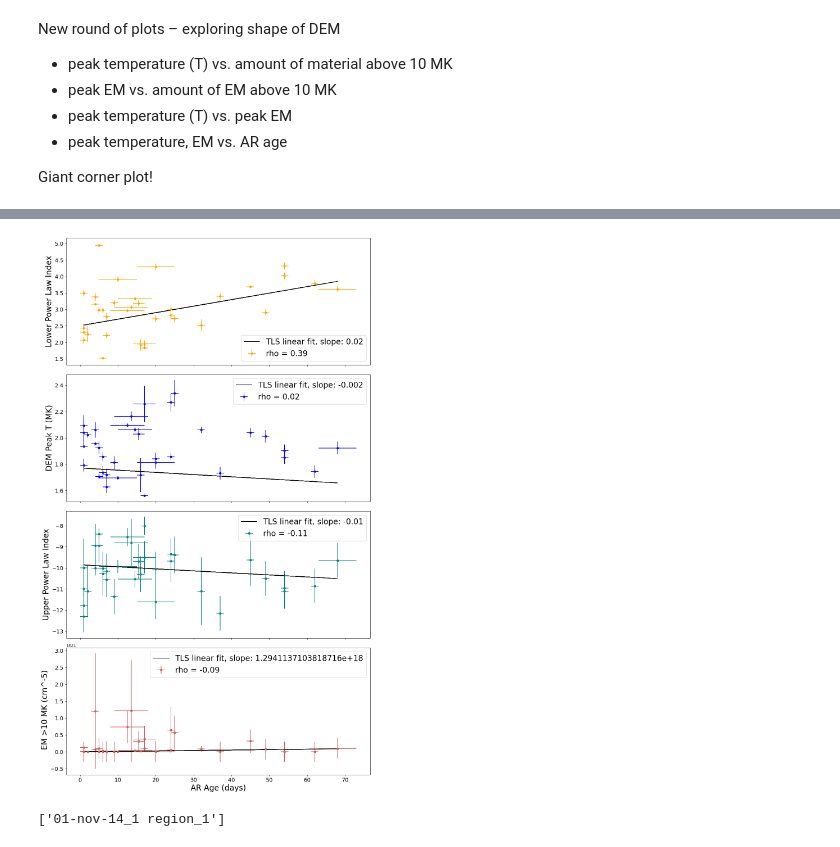
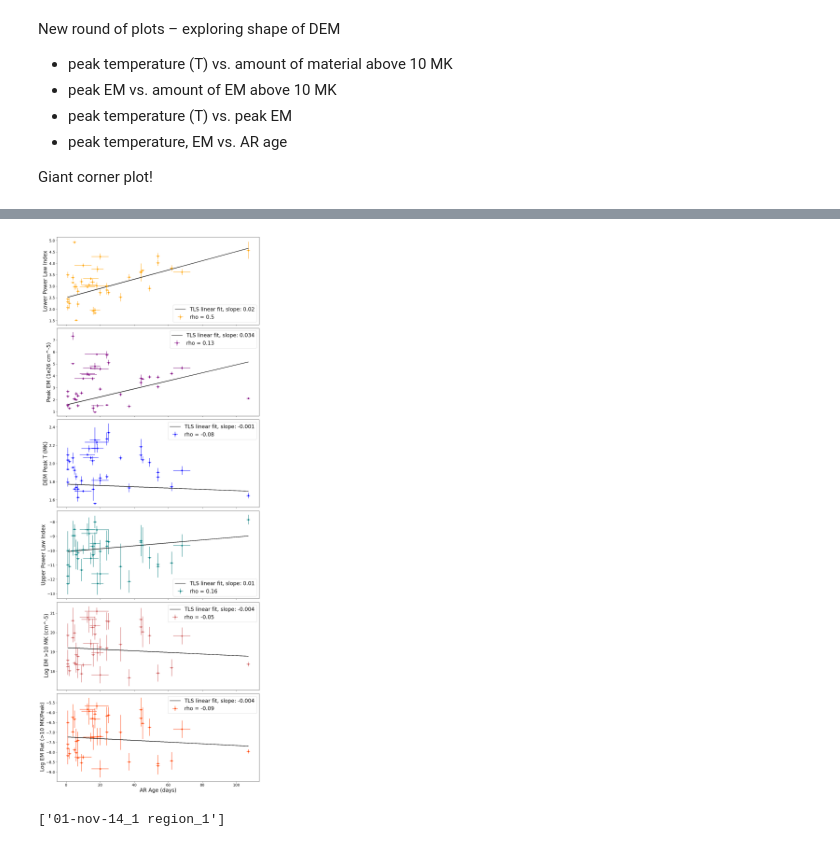
Before and after one commit to jessiemcd/do-dem, a Jupyter notebook: plots_from_saved_params.ipynb, the cells around one changed output, grey strips where cells are left out. Drawn from its saved outputs; the diff is of its cells as text; code cells hidden in the pictures.

```diff
--- a/plots_from_saved_params.ipynb
+++ b/plots_from_saved_params.ipynb
@@ -39,10 +44,16 @@ def get_same_region_file_lists(samesames, all_targets, get_agelists=False, noxrt
                     elif aiaxrt:
                         ss_filelist.extend(all_targets[ss.split(' ')[0]]['res_file_dict(s)'][i]['quiet files aiaxrt'])
                     else:
-                        ss_filelist.extend(all_targets[ss.split(' ')[0]]['res_file_dict(s)'][i]['quiet files all-inst'])
+                        if len(all_targets[ss.split(' ')[0]]['res_file_dict(s)'][i]['quiet files all-inst-gr-corr']) > 0:
+                            ss_filelist.extend(all_targets[ss.split(' ')[0]]['res_file_dict(s)'][i]['quiet files all-inst-gr-corr'])
+                        else:
+                            ss_filelist.extend(all_targets[ss.split(' ')[0]]['res_file_dict(s)'][i]['quiet files all-inst'])
+
+                        #print(ss)
+                        #print(ss_filelist)
                     if get_agelists:
                         #print(ss.split(' ')[0], i)
-                        #print(all_targets[ss.split(' ')[0]]['Region Ages'])
+                        #print(ss, all_targets[ss.split(' ')[0]]['Region Ages'])
                         ss_agelist.append(all_targets[ss.split(' ')[0]]['Region Ages'][i])
 
         filelist.append(ss_filelist)
@@ -467,11 +487,11 @@ axes.set_xlim([0.5,6.5])
 
 axes.set_yticks(yvs)
 axes.set_yticklabels(labels=plotlabs, fontsize=13)
-axes.set_ylim([-1,30])
+axes.set_ylim([-1,35])
 for i in ghost_ticks:
     axes.get_yticklabels()[i].set_color('red')
 
-plt.savefig('consistency_bubbles_postghost_postshut_new2.png', dpi=300)
+plt.savefig('consistency_bubbles_postghost_postshut_ghostcorr.png', dpi=300)
 
 
 # fig, axes = plt.subplots(len(regids[2:])+1, 1, figsize=(4,(len(regids[2:])+1)), sharex=True)
@@ -562,9 +582,9 @@ for i in range(0, len(samesames)):
                 a10w12s.append(np.array(viz.get_DEM_params(files[3])[4]))
             if sumcon > 3:
                 #Get above 12.6 MK material needed for DEM with 15.8 MK upper bound
-                print(files[4])
-                print(viz.get_DEM_params(files[4]))
-                print(viz.get_DEM_params(files[4])[-1])
+                #print(files[4])
+                #print(viz.get_DEM_params(files[4]))
+                #print(viz.get_DEM_params(files[4])[-1])
                 a12w15s.append(np.array(viz.get_DEM_params(files[4])[-1]))
 
 
@@ -575,7 +595,7 @@ for i in range(0, len(samesames)):
 
 
 consorder = np.argsort(np.array(all_durs)[:,0])
-consorder[0:3] = [12, 18, 29]
+consorder[0:4] = [12, 18, 32, 31] #consorder[0:3] = [12, 18, 29]
 print('WARNING MANUAL EDIT OF CONSISTENCY ORDER FOR NICE PLOTTING!!!')
 
 above_material = [above_material[i] for i in consorder]
@@ -611,7 +648,7 @@ data = np.array(durs_order) #np.array(list(results.values()))
 data_cum = data.cumsum(axis=1)
 category_colors = plt.colormaps['rainbow']([0.15  , 0.3, 0.65, 0.8, 0.95 ])#[0.8  , 0.6, 0.4, 0.2, 0.05 ])
     #np.linspace(0.8, 0.15, data.shape[1]))
-category_names = ['5 MK', '7 MK', '10 MK', '12.6 MK', '15.8 MK']
+category_names = ['<5 MK', '<7 MK', '<10 MK', '<12.6 MK', '<15.8 MK']
 
 fig, axes = plt.subplots(1,2, figsize=(22, 9), tight_layout = {'pad': 1})
 
@@ -643,10 +680,10 @@ ax.legend(ncols=len(category_names), bbox_to_anchor=(0, 1),
 #ax.tick_params(axis='x', labelrotation=45, ha='right')
 ax.set_xticks(np.arange(len(labels), 0, -1))
 ax.set_xticklabels(labels, rotation=45, ha='right')
-ax.set_ylabel('Lowest consistent upper bound (% of duration)', fontsize=15)
-ax.set_yticks([])
+ax.set_ylabel('% of observed quiescent time', fontsize=15)
+ax.set_yticklabels([0, 20, 40, 60, 80, 100], fontsize=10)
 for i in ghost_ticks:
-    indi = np.arange(len(labels)-1, 0, -1)[i]
+    indi = np.arange(len(labels), 0, -1)[i]
     #print(i, indi)
     ax.get_xticklabels()[i].set_color('red')
 
@@ -752,5 +789,5 @@ ax.set_title('Average and range of integrated EM', fontsize=15, fontweight='bold
 print('')
 
 
-plt.savefig('new_consistency_new2.png', dpi=300)
+plt.savefig('new_consistency_ghostcorr.png', dpi=300)
 # %% [output]
@@ -1019,10 +1038,11 @@ def f(B, x):
 
 linear = odr.Model(f)
 
-params = ['lowerpower2', 'peak', 'upperpower2', 'above10']
-paramlabels = ['Lower Power Law Index', 'DEM Peak T (MK)', 'Upper Power Law Index', ' EM >10 MK (cm^-5)']#' Log EM >10 MK (cm^-5)']
-tcolors = ['orange', 'blue', 'teal', 'indianred']
-skh = [False, False, False, False]
+params = ['lowerpower2', 'peak_em', 'peak', 'upperpower2', 'above10', 'above10rat']
+paramlabels = ['Lower Power Law Index', 'Peak EM (1e26 cm^-5)',
+               'DEM Peak T (MK)', 'Upper Power Law Index', ' Log EM >10 MK (cm^-5)', ' Log EM Rat (>10 MK/Peak)']#' Log EM >10 MK (cm^-5)']
+tcolors = ['orange', 'purple', 'blue', 'teal', 'indianred', 'orangered']
+skh = [False, False, False, False, False, False]
 
 
 labelsize=20
@@ -1048,35 +1068,35 @@ for i in range(0, len(params)):
 
     #[print(s) if (s not in sks) else print('') for s in regions]
 
     rho=round(np.corrcoef(ages[:,0], dataparam[:,0])[0,1],2)
     ax.errorbar(ages[:,0], dataparam[:,0], color=tcolors[i], yerr=yerr_, xerr=herr,
                 linestyle='none', marker='o', markersize=5, label='rho = '+str(rho))
 
     # #Fit option with y weights only
     # m, b = np.polyfit(ages[:,0], dataparam[:,0], 1, w=wwy)
     # fity = np.array(ages[:,0])*m + b
     # ax.plot(ages[:,0], fity, label='LS fit, slope: '+str(round(m,3)), color='grey')
 
     #Fit option with both weights
     mydata = odr.Data(ages[:,0], dataparam[:,0], wd=wwx, we=wwy)
     myodr = odr.ODR(mydata, linear, beta0=[0.,1.]) # how to put beta0 values here
     myoutput = myodr.run()
     #myoutput.pprint()
     m, b = myoutput.beta
     fity = np.array(ages[:,0])*m + b
     ax.plot(ages[:,0], fity, label='TLS linear fit, slope: '+str(round(m,3)), color='black')
 
 
     if i==len(params)-1:
         ax.set_xlabel('AR Age (days)', fontsize=labelsize)
     ax.set_ylabel(paramlabels[i], fontsize=labelsize)
     ax.legend(fontsize=labelsize)
     ax.tick_params(axis='both', which='major', labelsize=14)
 
 
-plt.savefig('all_DEM_params_vs_age_postacc_2_nov14.png')
+plt.savefig('all_DEM_params_vs_age_ghostcorr.png')
 # %% [output]
-[figure, old version]
+[figure, new version]
 # %%
 with open('/Users/jmdunca2/do-dem/reference_files/samesames.pickle', 'rb') as f:
     data = pickle.load(f)
```
Also changed, not shown: parts of 18 cells of this notebook, 2 other files.
